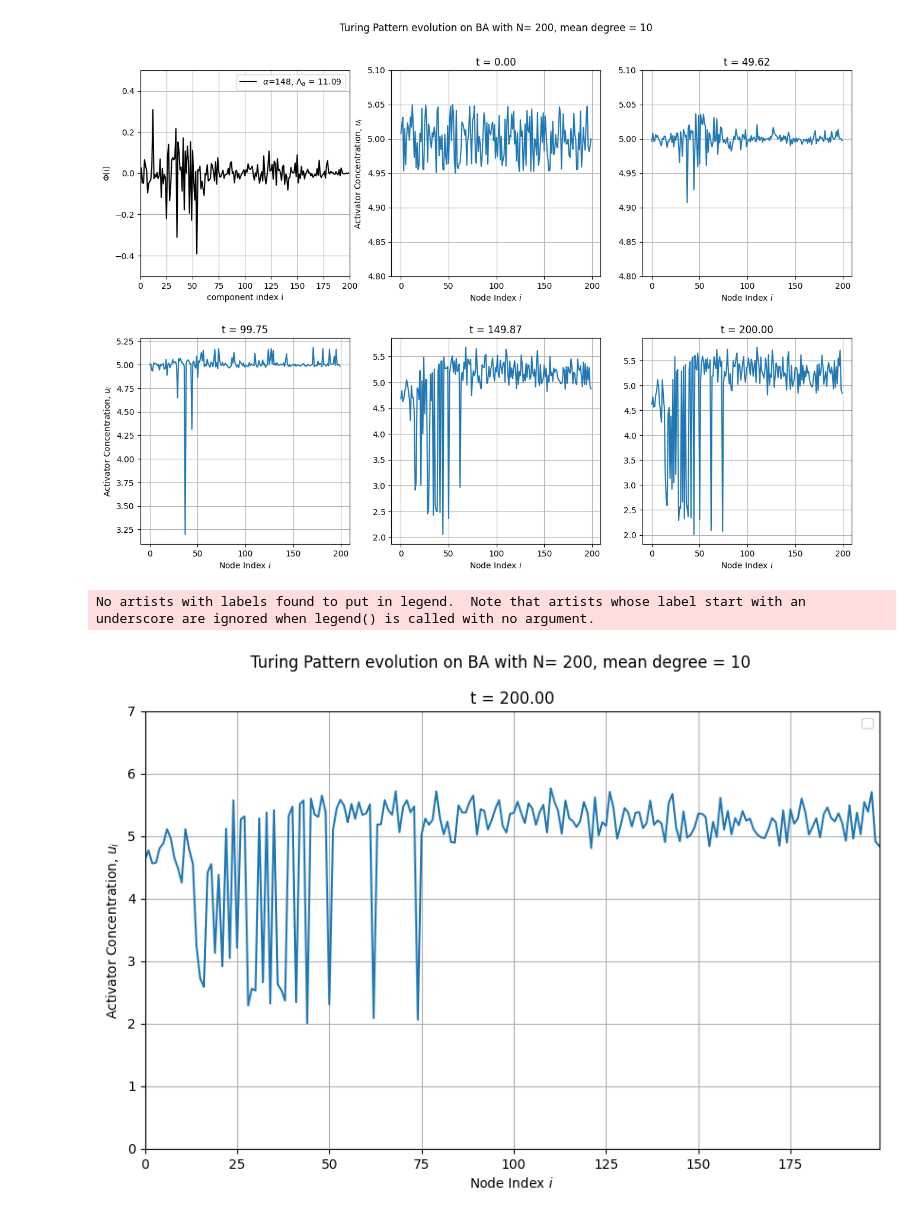
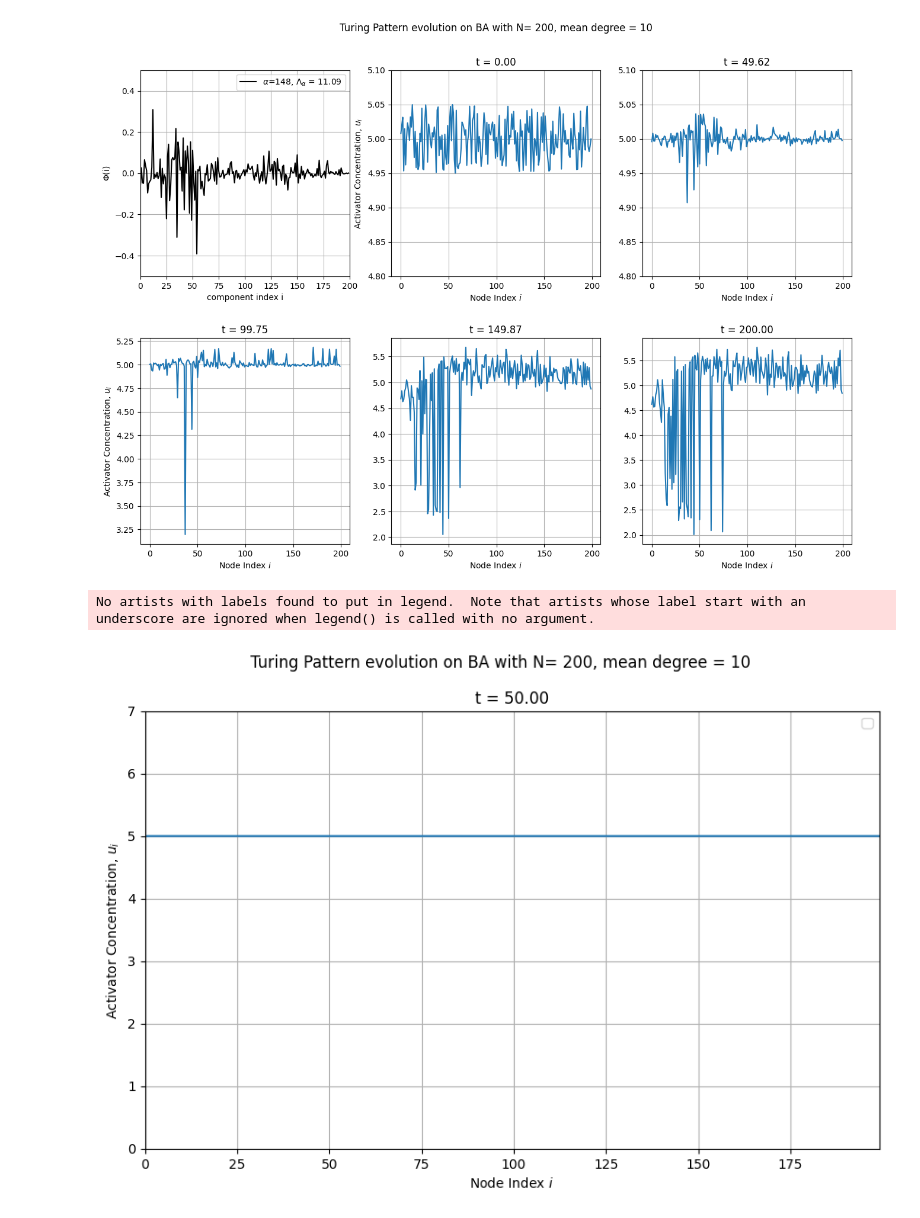
Before and after one commit to miriamzara/ComplexNet_project, a Jupyter notebook: project_18/code/turing_network_simulation.ipynb, the cells around one changed output. Cells and saved outputs as stored; diff of their text form; code cells hidden in the pictures.

Commit message:
new graphs

```diff
--- a/project_18/code/turing_network_simulation.ipynb
+++ b/project_18/code/turing_network_simulation.ipynb
@@ -14,6 +15,7 @@ d = 2/5
 ## Diffusion parameters ##
 epsilon = 0.12
 sigma = 15.6
+
 ## Graph parameters ##
 num_nodes = 200
 mean_degree = 10
@@ -44,7 +46,7 @@ def compute_critical_sigma():
     sigma = (J[0,0] * J[1,1] - 2 * J[0,1] * J[1, 0] + 2 * np.sqrt(J[0,1] * J[1,0] * (J[0,1] * J[1,0] - J[0,0] * J[1,1]))) / np.square(J[0, 0])
     return sigma
 
-## Diffusion related quantities ##
+## Diffusion related quantities (epsilon) ##
 
 def compute_critical_eigenvalue(epsilon = epsilon):
     sigma = compute_critical_sigma()
@@ -54,8 +56,19 @@ def compute_critical_eigenvalue(epsilon = epsilon):
     eig = num / den
     return np.abs(eig)
 
-#def compute_upper_branch(epsilon = epsilon):
+def compute_upper_branch(Lambda, epsilon = epsilon, sigma = sigma):
+    J = compute_jacobian()
+    first_term = J[0,0] + J[1,1] - (1 + sigma) * epsilon * Lambda
+    second_term = 4 * J[0,1] * J[1,0] + np.square(J[0,0] - J[1,1] - (1 - sigma) * epsilon * Lambda)
+    upper_branch = 0.5 * (first_term + cmath.sqrt(second_term))
+    return upper_branch.real
 
+def compute_lower_branch(Lambda, epsilon = epsilon, sigma = sigma):
+    J = compute_jacobian()
+    first_term = J[0,0] + J[1,1] - (1 + sigma) * epsilon * Lambda
+    second_term = 4 * J[0,1] * J[1,0] + np.square(J[0,0] - J[1,1] - (1 - sigma) * epsilon * Lambda)
+    lower_branch = 0.5 * (first_term - cmath.sqrt(second_term))
+    return lower_branch.real
 
 ## NUMERICAL INTEGRATION ##
 
@@ -65,6 +78,14 @@ def mimura_murray(u, v, a = a, b = b, c = c, d = d):
     return [f, g]
 
 def rd_model(t, y, laplacian, sigma = sigma, epsilon = epsilon, num_nodes = num_nodes):
+
+    dudt = np.zeros(num_nodes)
+    dvdt = np.zeros(num_nodes)
+
+    u = y[0:num_nodes]
+    v = y[num_nodes: (2 * num_nodes)]
+
+def free_rd_model(t, y, laplacian, sigma, epsilon = epsilon, num_nodes = num_nodes):
 
     dudt = np.zeros(num_nodes)
     dvdt = np.zeros(num_nodes)
@@ -138,7 +159,7 @@ def plot_eigvec(g, index, ax):
 ## Initial State ##
 u_eq = np.full(num_nodes, compute_fixed_point()[0], dtype= float)
 v_eq = np.full(num_nodes, compute_fixed_point()[1],  dtype= float)
-u_0 = perturbed_array(u_eq)
+u_0 = perturbed_array(u_eq, perturbation_amplitude= 0.5)
 v_0 = v_eq
 y_0 = np.concatenate((u_0, v_0))
 ## Graph Definition ##
@@ -147,8 +168,9 @@ critical_eig = compute_critical_eigenvalue()
 [index, eig] = find_closest_eigenvalue(g, critical_eig)
 laplacian_matrix= np.array(g.laplacian())
 ## Time Steps Definition ##
-t_span = (0, 200)
+t_span = (0, 50)
 n_steps = 400
 t_eval = np.linspace(t_span[0], t_span[1], n_steps)
 # %%
-sol = solve_ivp(rd_model, t_span, y_0, args=(laplacian_matrix,), t_eval=t_eval, method='RK45')
+s = 14
+sol = solve_ivp(free_rd_model, t_span, y_0, args=(laplacian_matrix, s), t_eval=t_eval, method='RK45')
@@ -197,32 +221,33 @@ import imageio_ffmpeg
 
 fig, ax = plt.subplots(figsize=(10, 6))
 line1, = ax.plot([], [])
 ax.set_xlim(0, num_nodes-1)
 ax.set_ylim(0, 7)
 ax.set_xlabel(f'Node Index $i$')
 ax.set_ylabel(f'Activator Concentration, $u_i$')
 plt.suptitle(f"Turing Pattern evolution on BA with N= {num_nodes}, mean degree = {mean_degree}")
 ax.legend()
 ax.grid(True)
 
 # Initialization function for the animation
 def init():
     line1.set_data([], [])
     return (line1,)
 
 # Animation update function
 def update(frame):
     line1.set_data(range(num_nodes), sol.y[:num_nodes, frame])
     ax.set_title(f't = {sol.t[frame]:.2f}')
     return (line1,)
 
 # Create the animation
 ani = animation.FuncAnimation(fig, update, frames=len(sol.t), init_func=init, blit=True)
 
 #ani.save('prova.gif', writer=PillowWriter(fps=30))
-ani.save('prova.mp4', writer= 'ffmpeg', fps = 30)
+#ani.save('prova.mp4', writer= 'ffmpeg', fps = 30)
+ani.save('below_critical.mp4', writer= 'ffmpeg', fps = 30)
 
 plt.show()
 # %% [output]
 No artists with labels found to put in legend.  Note that artists whose label start with an underscore are ignored when legend() is called with no argument.
-[figure, old version]
+[figure, new version]
```
Also changed, not shown: parts of 6 cells of this notebook, 20 other files.
